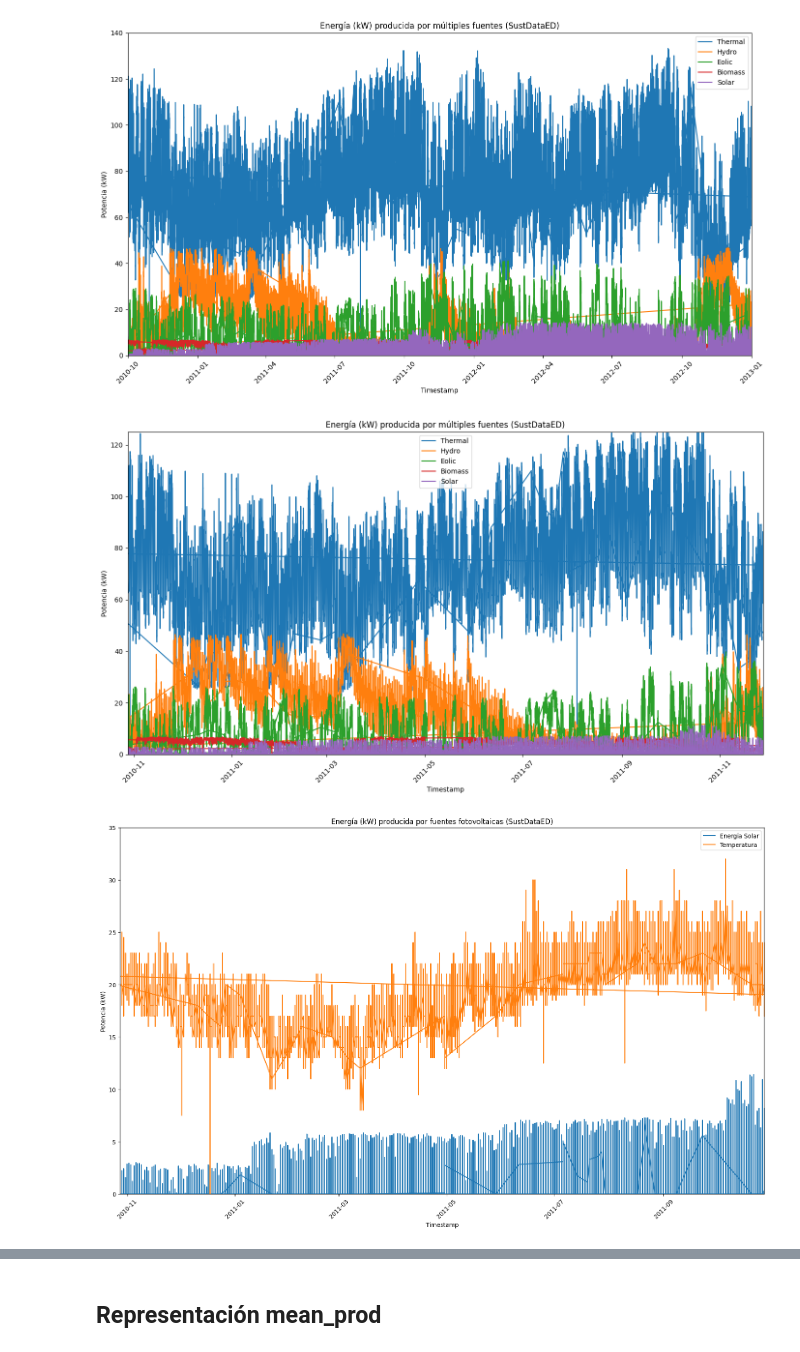
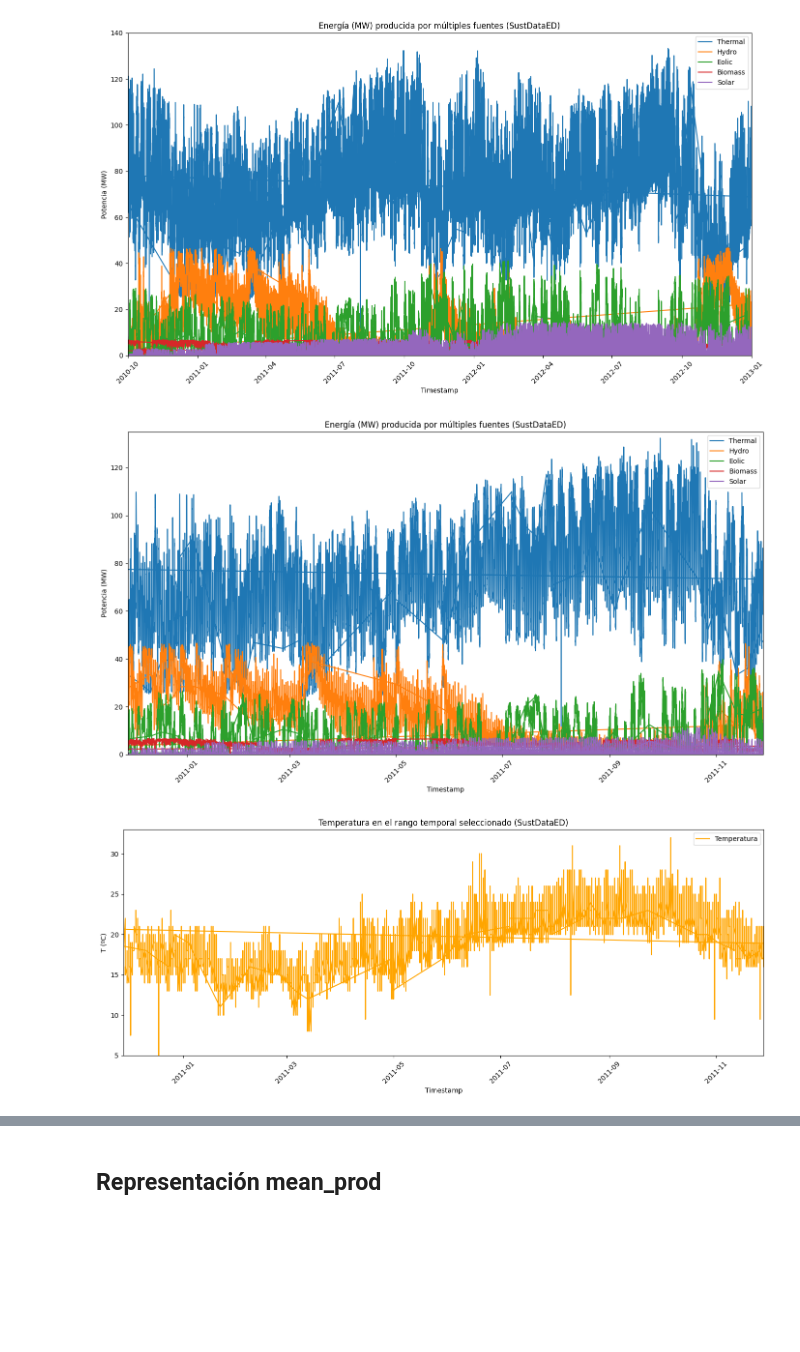
Before and after one commit to PaulaBartolomeMora/TFM, a Jupyter notebook: SustData/ficherodegraficas.ipynb, the cells around one changed output, grey strips where cells are left out. Saved outputs shown, nothing was run; the diff lists cells and outputs as text; code cells hidden in the pictures; blank space fills up the shorter version.

```diff
--- a/SustData/ficherodegraficas.ipynb
+++ b/SustData/ficherodegraficas.ipynb
@@ -116,30 +114,30 @@ ax.plot(df['tmstp'], df['solar'], label='Solar', linestyle='-')
 
 ax.legend()
 ax.set_xlabel('Timestamp')
-ax.set_ylabel('Potencia (kW)')
-ax.set_title('Energía (kW) producida por múltiples fuentes (SustDataED)')
-ax.set_xlim(pd.Timestamp('2010-10-28'),pd.Timestamp('2011-11-28'))
-ax.set_ylim(0,125)
+ax.set_ylabel('Potencia (MW)')
+ax.set_title('Energía (MW) producida por múltiples fuentes (SustDataED)')
+plt.xlim(pd.Timestamp('2010-11-28'),pd.Timestamp('2011-11-28'))
+ax.set_ylim(0,135)
 plt.xticks(rotation=45)
 
 plt.tight_layout()
 plt.show()
 # %% [output]
-[figure, old version]
+[figure, new version]
 # %%
-plt.subplots(figsize=(16, 10))
+plt.subplots(figsize=(14, 6))
 
-plt.plot(df['datetime'], df['Temp'], label='Temperatura', linestyle='-')
+plt.plot(df['datetime'], df['Temp'], label='Temperatura', linestyle='-', color='orange')
 
 plt.legend()
 plt.xlabel('Timestamp')
 plt.ylabel('T (ºC)')
 plt.title('Temperatura en el rango temporal seleccionado (SustDataED)')
 plt.xticks(rotation=45)
-plt.xlim(pd.Timestamp('2010-10-28'),pd.Timestamp('2011-10-28'))
-plt.ylim(0,35)
+plt.xlim(pd.Timestamp('2010-11-28'),pd.Timestamp('2011-11-28'))
+plt.ylim(5,33)
 
 plt.tight_layout()
 plt.show()
 # %% [output]
-[figure, old version]
+[figure, new version]
```
Also changed, not shown: parts of 21 cells of this notebook, 46 other files.
